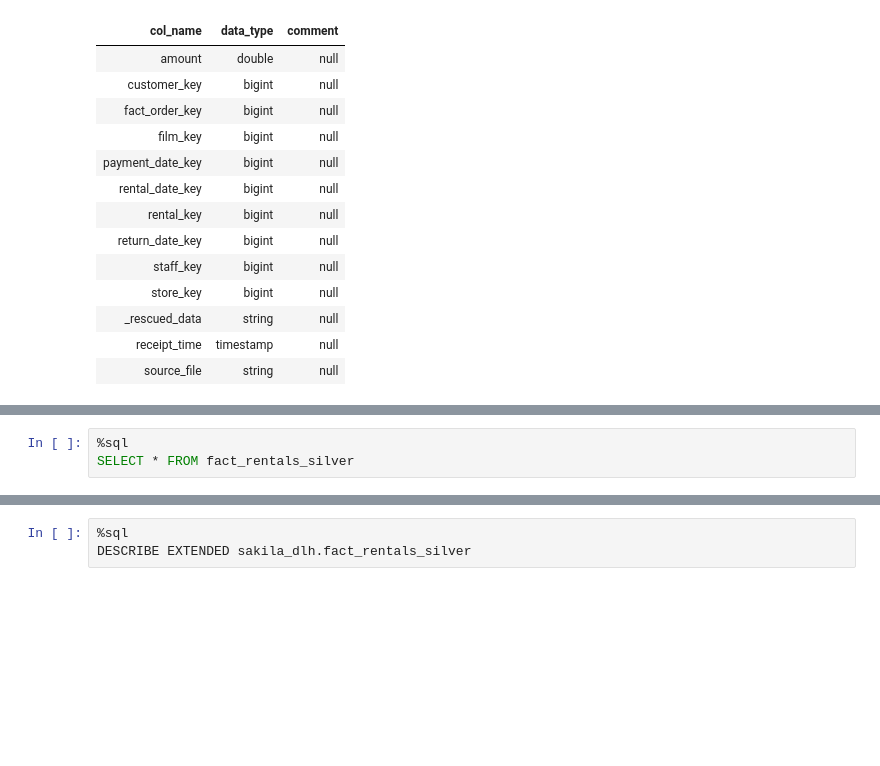
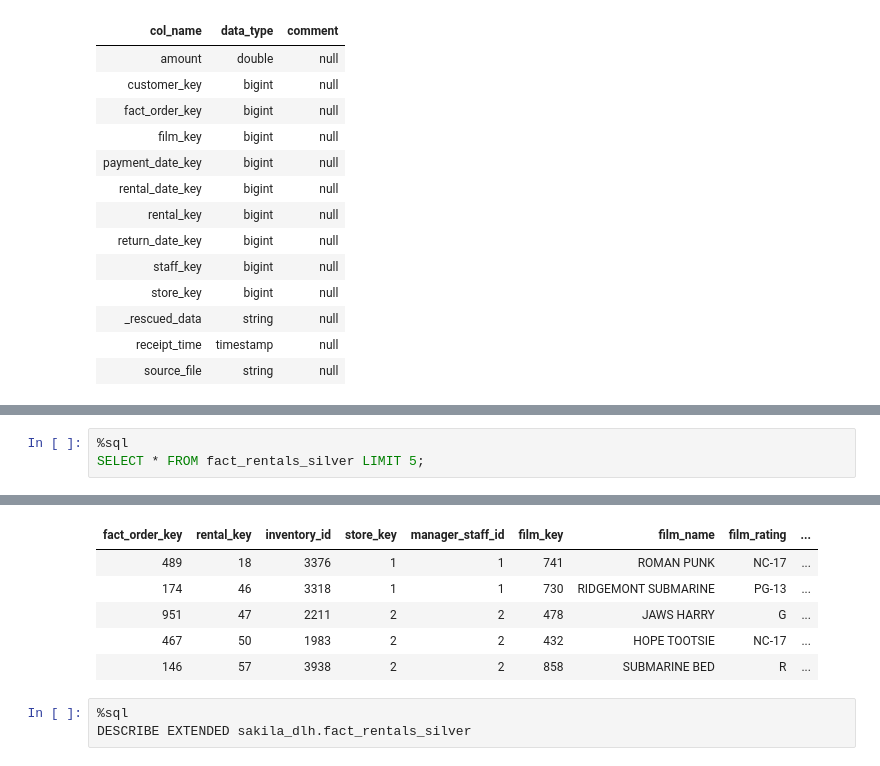
Before and after one commit to ecm8yu/DS2002---Capstone---ecm8yu, a Jupyter notebook: MassarelliEva-Capstone.ipynb, the cells around one changed output, grey strips where cells are left out. Cells and saved outputs as stored; diff of their text form; blank space fills up the shorter version.

```diff
--- a/MassarelliEva-Capstone.ipynb
+++ b/MassarelliEva-Capstone.ipynb
@@ -837,4 +815,4 @@ Out[57]: <pyspark.sql.streaming.query.StreamingQuery at 0x...>
 # %%
 %sql
-SELECT * FROM fact_rentals_silver
+SELECT * FROM fact_rentals_silver LIMIT 5;
 # %% [output]
@@ -842,3 +819,9 @@ SELECT * FROM fact_rentals_silver
+| fact_order_key | rental_key | inventory_id | store_key | manager_staff_id | film_key | film_name | film_rating | ... |
+| 489 | 18 | 3376 | 1 | 1 | 741 | ROMAN PUNK | NC-17 | ... |
+| 174 | 46 | 3318 | 1 | 1 | 730 | RIDGEMONT SUBMARINE | PG-13 | ... |
+| 951 | 47 | 2211 | 2 | 2 | 478 | JAWS HARRY | G | ... |
+| 467 | 50 | 1983 | 2 | 2 | 432 | HOPE TOOTSIE | NC-17 | ... |
+| 146 | 57 | 3938 | 2 | 2 | 858 | SUBMARINE BED | R | ... |
 # %%
 %sql
 DESCRIBE EXTENDED sakila_dlh.fact_rentals_silver
```
Also changed, not shown: parts of 5 cells of this notebook.
